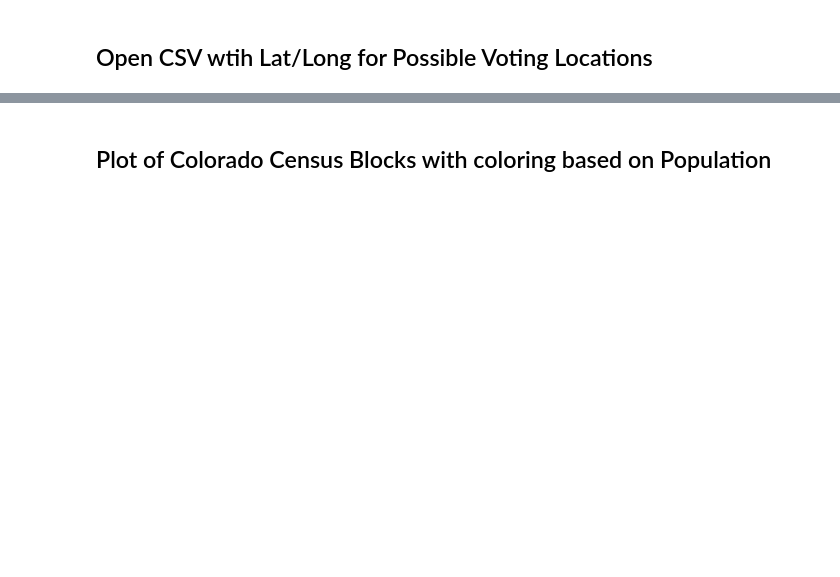
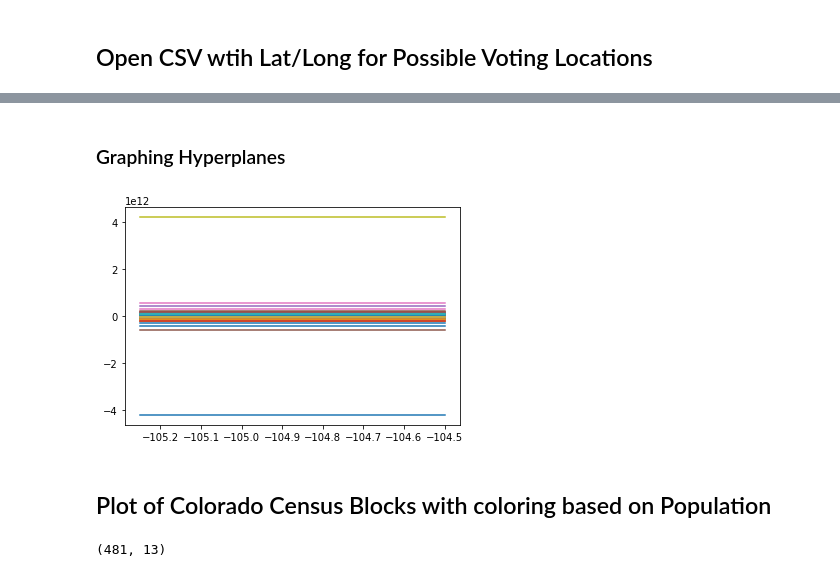
Before and after one commit to DillWithIt77/D2P_Voting, a Jupyter notebook: CO Census Data.ipynb, the cells around one changed output, grey strips where cells are left out. Drawn from its saved outputs; the diff is of its cells as text; code cells hidden in the pictures; blank space fills up the shorter version.

```diff
--- a/CO Census Data.ipynb
+++ b/CO Census Data.ipynb
@@ -530,0 +587,13 @@ voting_centers = gpd.GeoDataFrame(kmeans.cluster_centers_, crs=crs, geometry=vot
+# %%
+distances = np.zeros((len(voting_centers),len(census_centers)))
+
+for i in range(0,len(voting_centers)):
+    for j in range(0,len(census_centers)):
+        distances[i,j] = voting_centers.loc[i,'geometry'].distance(census_centers.loc[j])
+
+# import math
+# geodist = voting_centers.loc[1,'geometry'].distance(census_centers.loc[1])
+# euc = math.sqrt((voting_centers.loc[1,'geometry'].x-census_centers.loc[1].x)**2 + (voting_centers.loc[1,'geometry'].y-census_centers.loc[1].y)**2)
+# print(geodist)
+# print(euc)
+print(distances.max())
@@ -530,0 +826,17 @@ voting_centers = gpd.GeoDataFrame(kmeans.cluster_centers_, crs=crs, geometry=vot
+# %%
+vote_lat = np.array(voting_centers.loc[:,'geometry'].x)
+vote_long = np.array(voting_centers.loc[:,'geometry'].y)
+sites_prep = np.column_stack((vote_lat,vote_long))
+
+census_cent_lat = np.array(census_centers.x)
+census_cent_long = np.array(census_centers.y)
+blocks_prep = np.column_stack((census_cent_lat,census_cent_long))
+
+
+sites = sites_prep.tolist()
+clusters = output
+blocks = blocks_prep
+
+hyperplanes = get_hyperplanes(clusters, sites, blocks)
+print(hyperplanes.shape)
+print(hyperplanes)
@@ -531,5 +861,26 @@ voting_centers = gpd.GeoDataFrame(kmeans.cluster_centers_, crs=crs, geometry=vot
+# %% [markdown]
+### Graphing Hyperplanes
+# %%
+lat_max, lat_min = -104.5,-105.25
+long_min,long_max = 39.5 ,40.0
+
+
+for i in range(len(hyperplanes)):
+    if (hyperplanes[i,1] != float(0)):
+        x_1 = [lat_min, lat_max]
+        y_1 = [(hyperplanes[i,2] - hyperplanes[i,0]*lat_min)/hyperplanes[i,1],(hyperplanes[i,2] - hyperplanes[i,0]*lat_max)/hyperplanes[i,1]]
+        plt.plot(x_1,y_1)
+
+plt.show()
+# %% [output]
+[figure, added]
 # %% [markdown]
 ## Plot of Colorado Census Blocks with coloring based on Population
+# %%
+cluster_fracs = np.concatenate((colorado_clean,output.transpose()),axis=1)
+print(cluster_fracs.shape)
+# %% [output]
+(481, 13)
 # %%
 # set a variable that will call whatever column we want to visualise on the map
 variable = 'pop'
```
Also changed, not shown: parts of 31 cells of this notebook.
